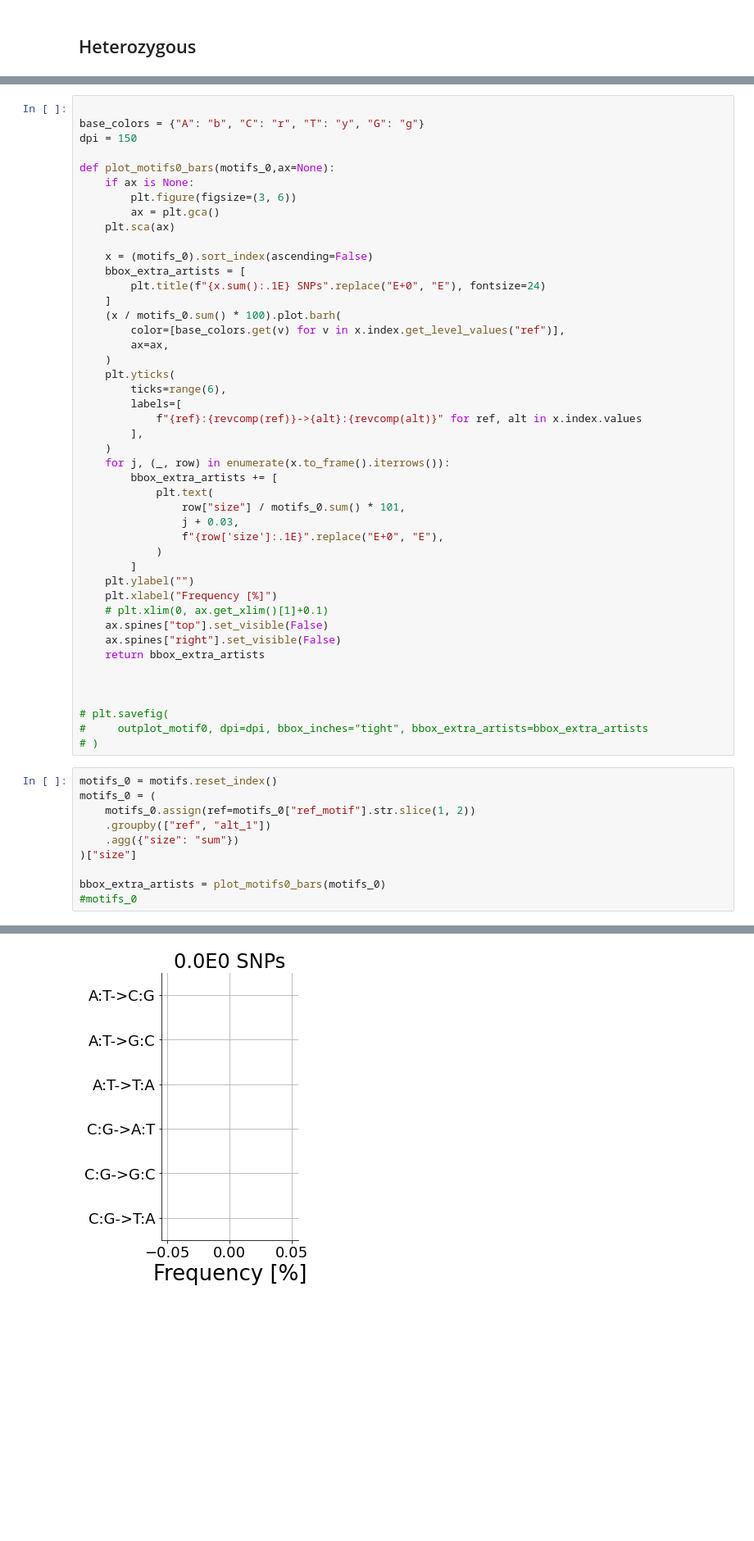
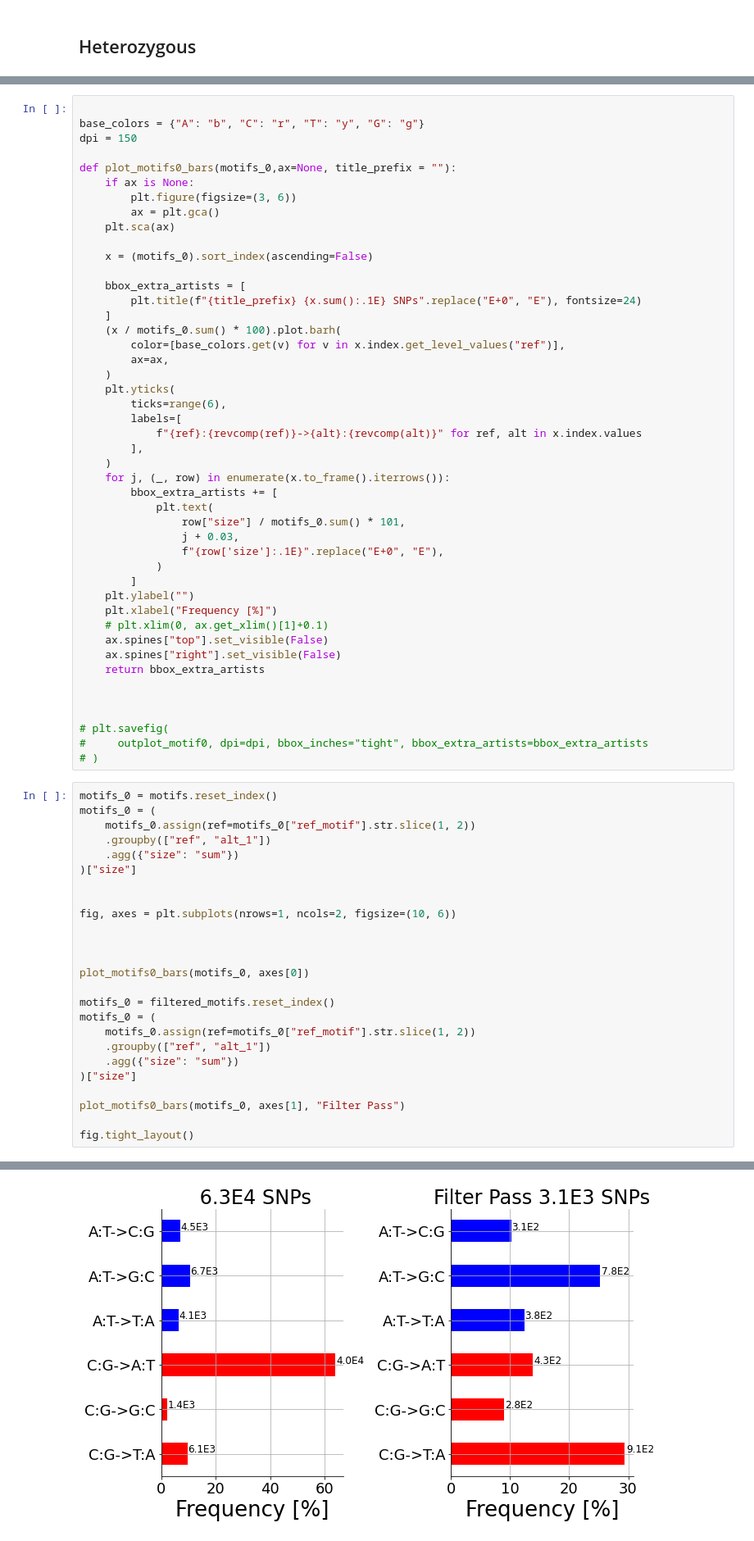
Before and after one commit to Ultimagen/VariantCalling, a Jupyter notebook: src/python/reports/report_wo_gt.ipynb, the cells around one changed output, grey strips where cells are left out. Shown at 82% size. Saved outputs shown, nothing was run; the diff lists cells and outputs as text; blank space fills up the shorter version.

```diff
--- a/src/python/reports/report_wo_gt.ipynb
+++ b/src/python/reports/report_wo_gt.ipynb
@@ -179,15 +206,16 @@ ins_del_homo
 base_colors = {"A": "b", "C": "r", "T": "y", "G": "g"}
 dpi = 150
 
-def plot_motifs0_bars(motifs_0,ax=None):
+def plot_motifs0_bars(motifs_0,ax=None, title_prefix = ""):
     if ax is None:
         plt.figure(figsize=(3, 6))
         ax = plt.gca()
     plt.sca(ax)
 
     x = (motifs_0).sort_index(ascending=False)
+
     bbox_extra_artists = [
-        plt.title(f"{x.sum():.1E} SNPs".replace("E+0", "E"), fontsize=24)
+        plt.title(f"{title_prefix} {x.sum():.1E} SNPs".replace("E+0", "E"), fontsize=24)
     ]
     (x / motifs_0.sum() * 100).plot.barh(
         color=[base_colors.get(v) for v in x.index.get_level_values("ref")],
@@ -227,6 +255,21 @@ motifs_0 = (
     .agg({"size": "sum"})
 )["size"]
 
-bbox_extra_artists = plot_motifs0_bars(motifs_0)
-#motifs_0
+
+fig, axes = plt.subplots(nrows=1, ncols=2, figsize=(10, 6))
+
+
+
+plot_motifs0_bars(motifs_0, axes[0])
+
+motifs_0 = filtered_motifs.reset_index()
+motifs_0 = (
+    motifs_0.assign(ref=motifs_0["ref_motif"].str.slice(1, 2))
+    .groupby(["ref", "alt_1"])
+    .agg({"size": "sum"})
+)["size"]
+
+plot_motifs0_bars(motifs_0, axes[1], "Filter Pass")
+
+fig.tight_layout()
 # %% [output]
@@ -251,2 +276,2 @@ posx and posy should be finite values
-[figure, old version]
+[figure, new version]
 # %% [markdown]
```
Also changed, not shown: parts of 68 cells of this notebook, 3 other files.
